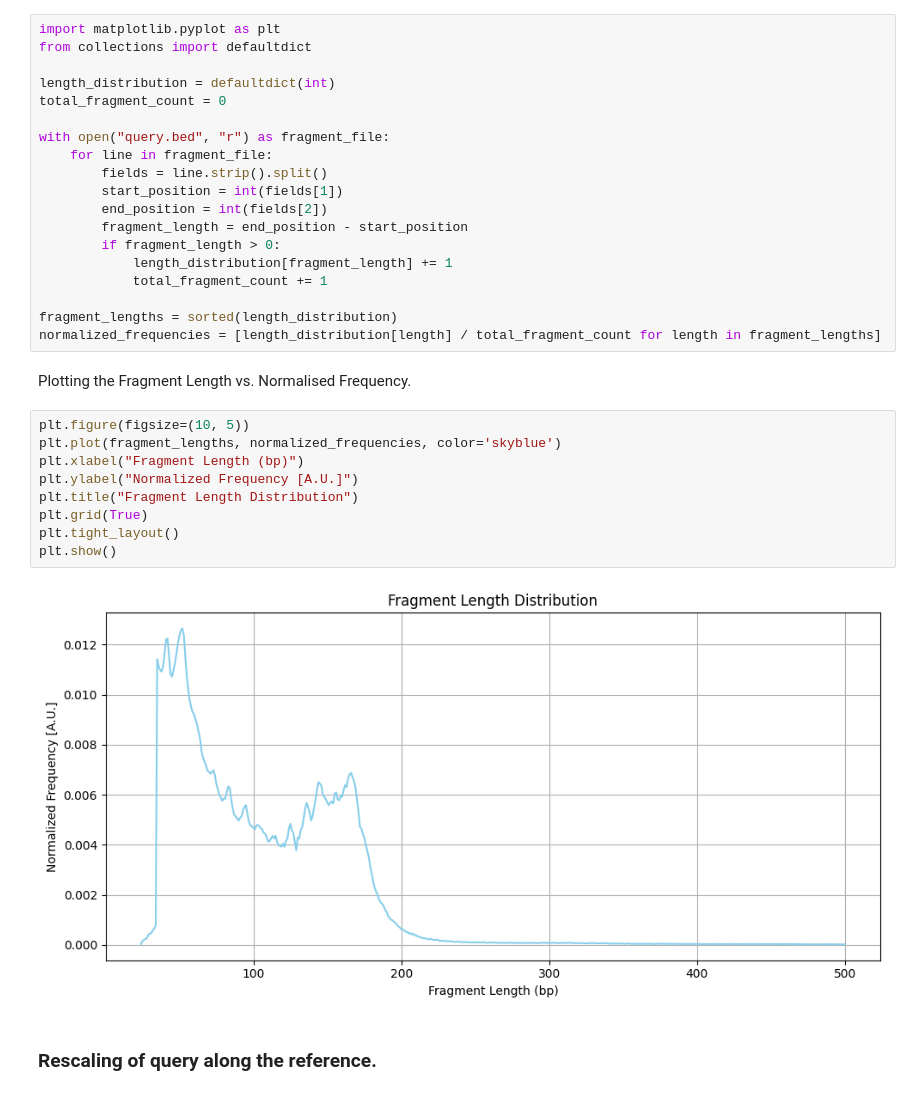
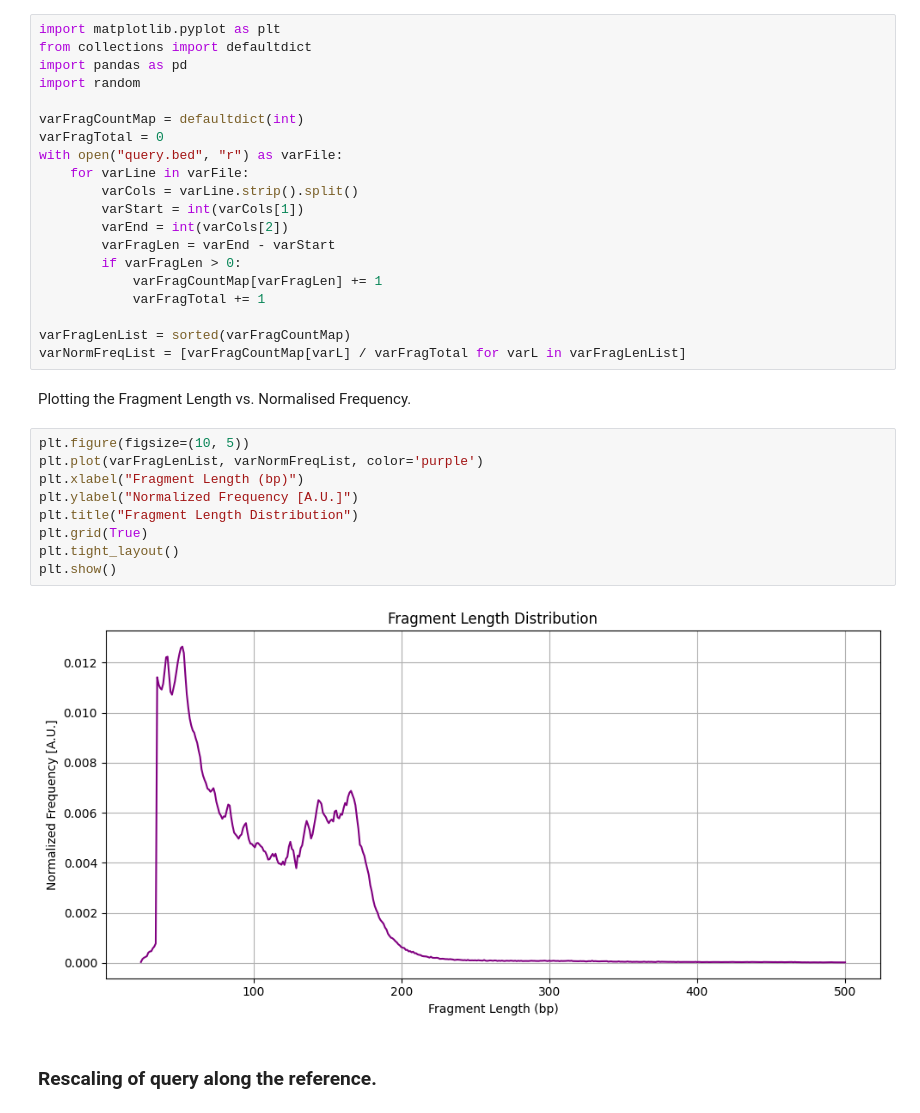
Before and after one commit to v1bh475u/BEE-102-Assignment, a Jupyter notebook: Programming-Assignment/01-Norm_Frequency_and_Rescaling.ipynb, the cells around one changed output. Saved outputs shown, nothing was run; the diff lists cells and outputs as text.

```diff
--- a/Programming-Assignment/01-Norm_Frequency_and_Rescaling.ipynb
+++ b/Programming-Assignment/01-Norm_Frequency_and_Rescaling.ipynb
@@ -5,35 +5,36 @@ Calculating the fragment length and normalising them.
 # %%
 import matplotlib.pyplot as plt
 from collections import defaultdict
+import pandas as pd
+import random
 
-length_distribution = defaultdict(int)
-total_fragment_count = 0
+varFragCountMap = defaultdict(int)
+varFragTotal = 0
+with open("query.bed", "r") as varFile:
+    for varLine in varFile:
+        varCols = varLine.strip().split()
+        varStart = int(varCols[1])
+        varEnd = int(varCols[2])
+        varFragLen = varEnd - varStart
+        if varFragLen > 0:
+            varFragCountMap[varFragLen] += 1
+            varFragTotal += 1
 
-with open("query.bed", "r") as fragment_file:
-    for line in fragment_file:
-        fields = line.strip().split()
-        start_position = int(fields[1])
-        end_position = int(fields[2])
-        fragment_length = end_position - start_position
-        if fragment_length > 0:
-            length_distribution[fragment_length] += 1
-            total_fragment_count += 1
-
-fragment_lengths = sorted(length_distribution)
-normalized_frequencies = [length_distribution[length] / total_fragment_count for length in fragment_lengths]
+varFragLenList = sorted(varFragCountMap)
+varNormFreqList = [varFragCountMap[varL] / varFragTotal for varL in varFragLenList]
 # %% [markdown]
 Plotting the Fragment Length vs. Normalised Frequency.
 # %%
 plt.figure(figsize=(10, 5))
-plt.plot(fragment_lengths, normalized_frequencies, color='skyblue')
+plt.plot(varFragLenList, varNormFreqList, color='purple')
 plt.xlabel("Fragment Length (bp)")
 plt.ylabel("Normalized Frequency [A.U.]")
 plt.title("Fragment Length Distribution")
 plt.grid(True)
 plt.tight_layout()
 plt.show()
 # %% [output]
-[figure, old version]
+[figure, new version]
 # %% [markdown]
 ### Rescaling of query along the reference.
 # %% [markdown]
```
Also changed, not shown: parts of 14 cells of this notebook.
